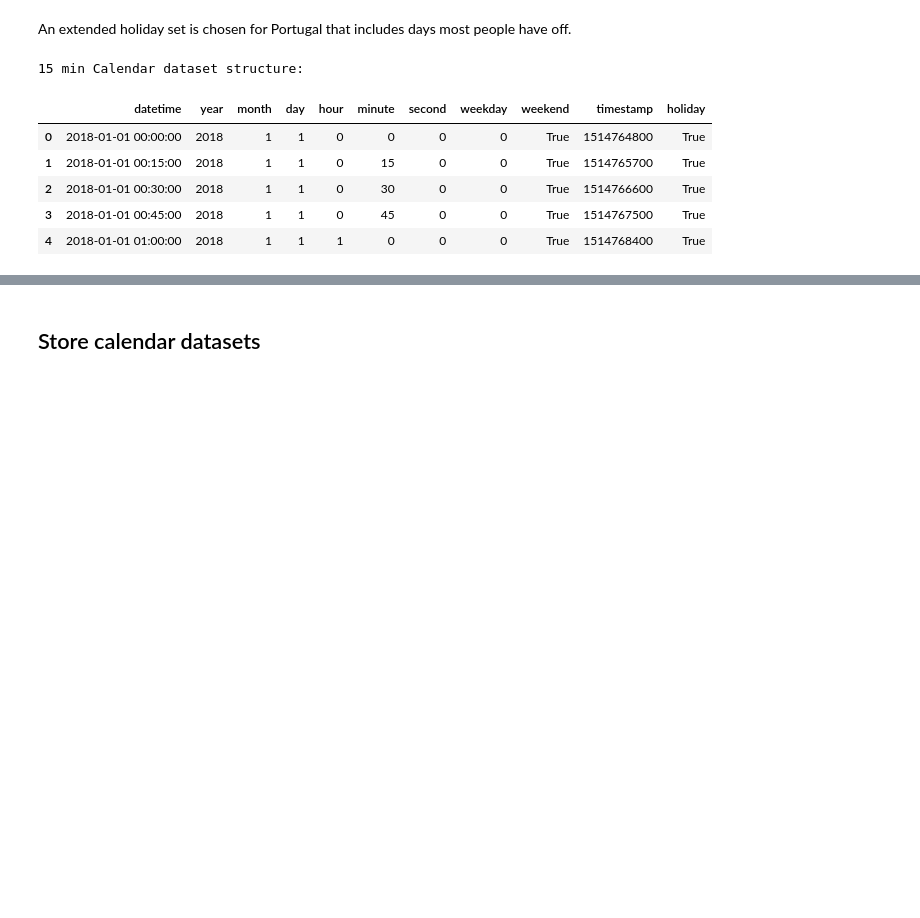
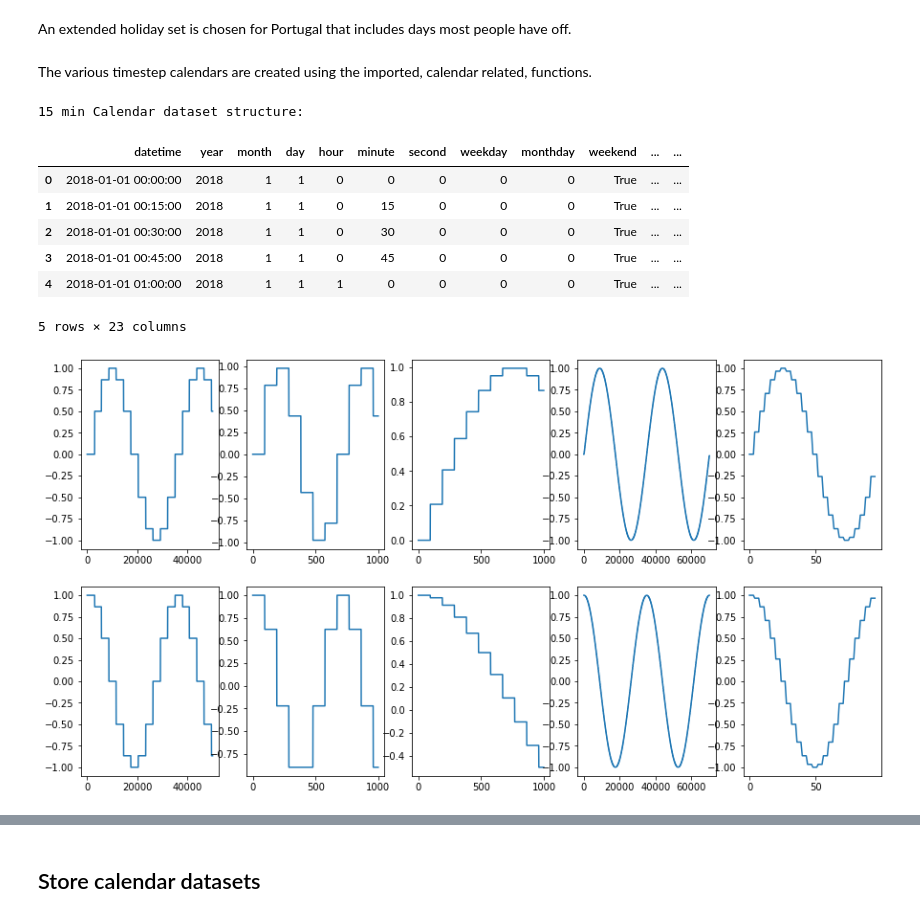
Before and after one commit to I-NERGY/DeepTSF, a Jupyter notebook: rdn/etl.ipynb, the cells around one changed output, grey strips where cells are left out. Saved outputs shown, nothing was run; the diff lists cells and outputs as text; code cells hidden in the pictures; blank space fills up the shorter version.

```diff
--- a/rdn/etl.ipynb
+++ b/rdn/etl.ipynb
@@ -118,15 +74,20 @@ pt_holidays = holidays.PortugalExt()
+# %% [markdown]
+The various timestep calendars are created using the imported, calendar related, functions.
 # %%
 holiday_list = [i for i in ts15.index if i.date() in pt_holidays]
-calendar15 = create_calendar(15, holiday_list)
+calendar15 = create_calendar(ts15, 15, holiday_list, local_tz)
+calendar15 = add_cyclical_time_features(calendar15)
 print("15 min Calendar dataset structure:")
 calendar15.head()
 # %% [output]
 15 min Calendar dataset structure:
-|  | datetime | year | month | day | hour | minute | second | weekday | weekend | timestamp | holiday |
-| 0 | 2018-01-01 00:00:00 | 2018 | 1 | 1 | 0 | 0 | 0 | 0 | True | 1514764800 | True |
-| 1 | 2018-01-01 00:15:00 | 2018 | 1 | 1 | 0 | 15 | 0 | 0 | True | 1514765700 | True |
-| 2 | 2018-01-01 00:30:00 | 2018 | 1 | 1 | 0 | 30 | 0 | 0 | True | 1514766600 | True |
-| 3 | 2018-01-01 00:45:00 | 2018 | 1 | 1 | 0 | 45 | 0 | 0 | True | 1514767500 | True |
-| 4 | 2018-01-01 01:00:00 | 2018 | 1 | 1 | 1 | 0 | 0 | 0 | True | 1514768400 | True |
+|  | datetime | year | month | day | hour | minute | second | weekday | monthday | weekend | ... | ... |
+| 0 | 2018-01-01 00:00:00 | 2018 | 1 | 1 | 0 | 0 | 0 | 0 | 0 | True | ... | ... |
+| 1 | 2018-01-01 00:15:00 | 2018 | 1 | 1 | 0 | 15 | 0 | 0 | 0 | True | ... | ... |
+| 2 | 2018-01-01 00:30:00 | 2018 | 1 | 1 | 0 | 30 | 0 | 0 | 0 | True | ... | ... |
+| 3 | 2018-01-01 00:45:00 | 2018 | 1 | 1 | 0 | 45 | 0 | 0 | 0 | True | ... | ... |
+| 4 | 2018-01-01 01:00:00 | 2018 | 1 | 1 | 1 | 0 | 0 | 0 | 0 | True | ... | ... |
+5 rows × 23 columns
+[figure, added]
 # %%
 holiday_list = [i for i in ts60.index if i in holidays.PortugalExt()]
```
Also changed, not shown: parts of 6 cells of this notebook, 15 other files.
